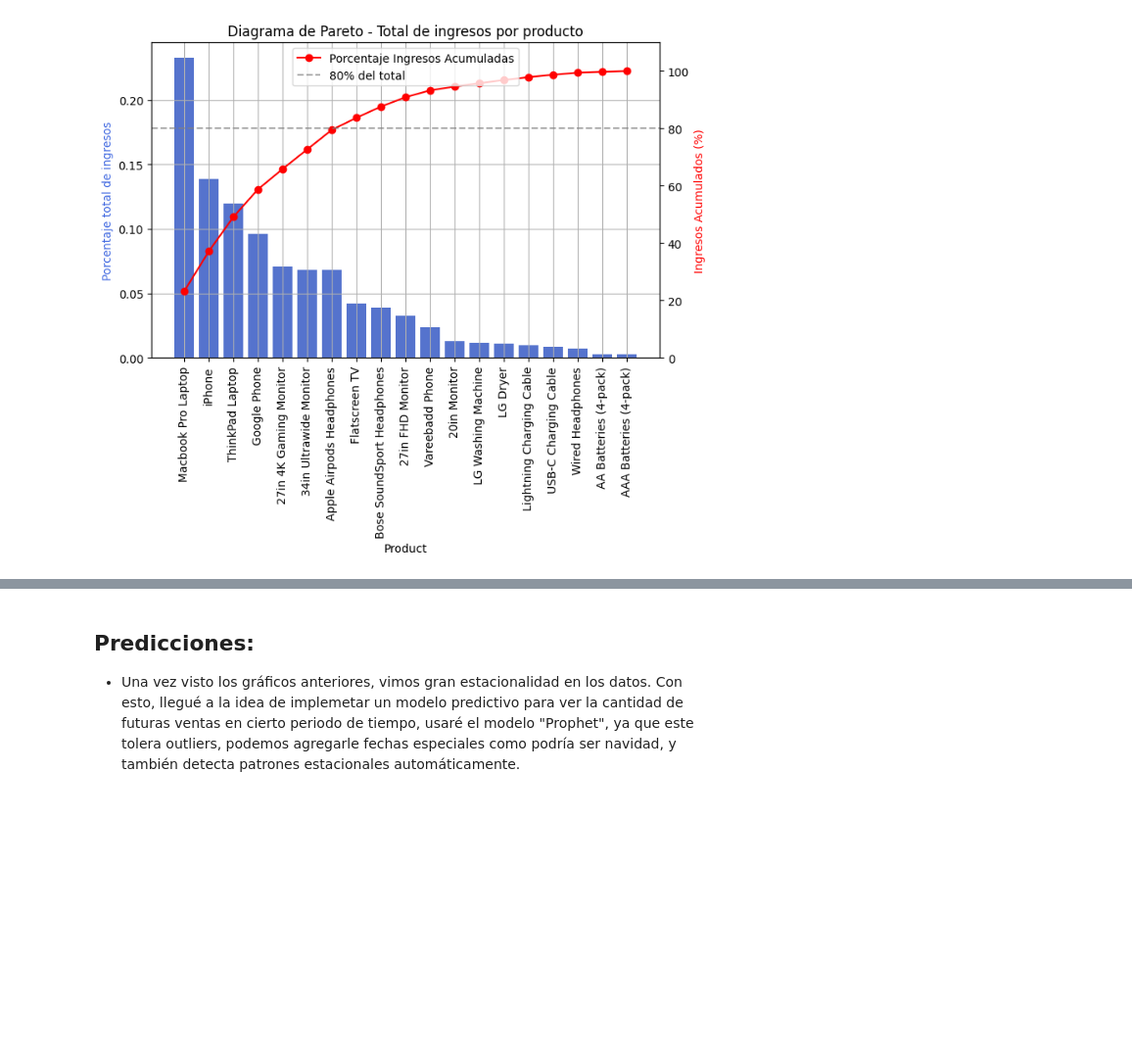
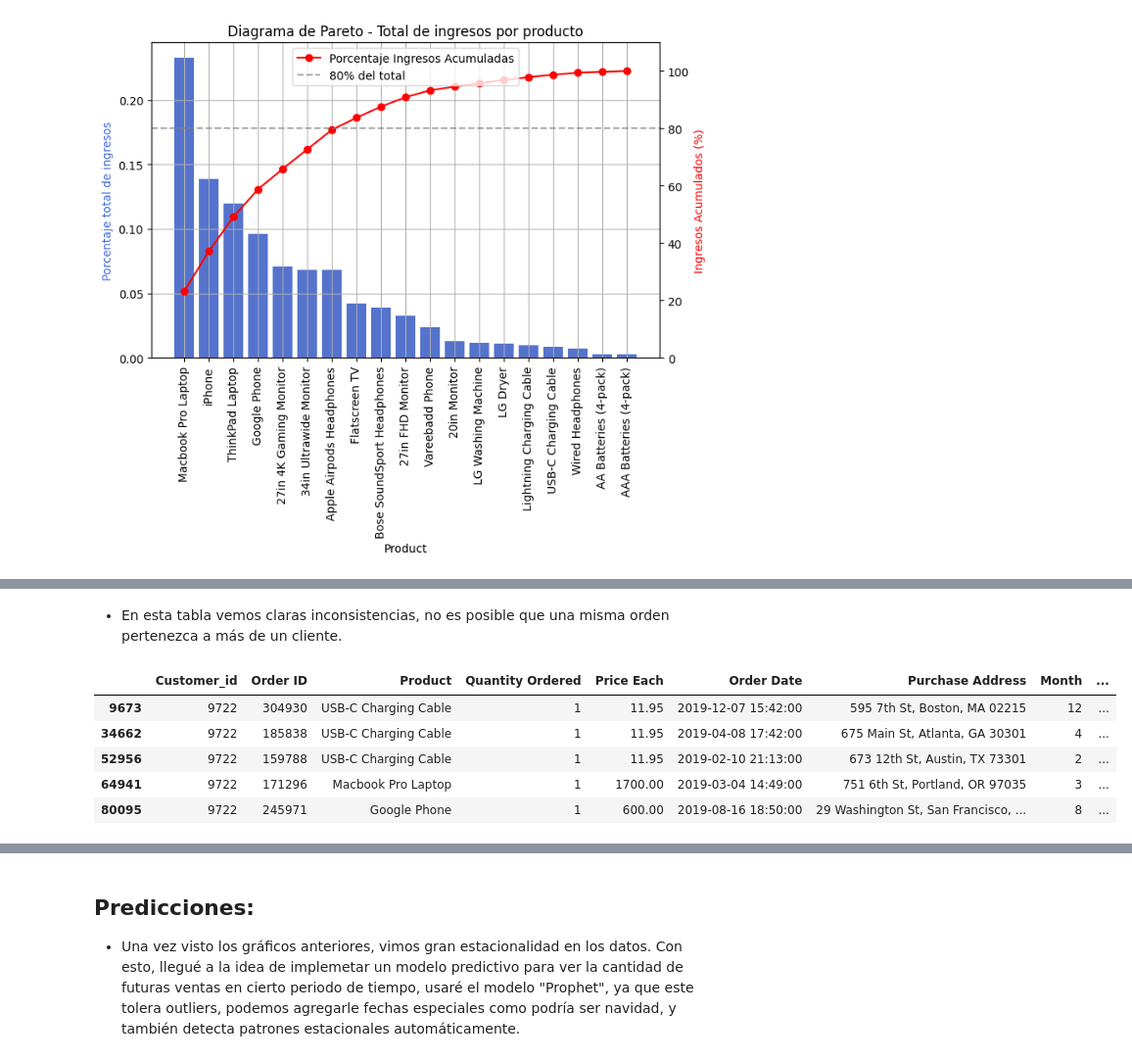
Before and after one commit to diegoGam1/Analisis_exploratorio_ventas, a Jupyter notebook: src/Analisis.ipynb, the cells around one changed output, grey strips where cells are left out. Shown at 98% size. Saved outputs shown, nothing was run; the diff lists cells and outputs as text; code cells hidden in the pictures; blank space fills up the shorter version.

```diff
--- a/src/Analisis.ipynb
+++ b/src/Analisis.ipynb
@@ -553,0 +602,11 @@ plt.show()
+# %% [markdown]
+- En esta tabla vemos claras inconsistencias, no es posible que una misma orden pertenezca a más de un cliente.
+# %%
+df.query("`Customer_id` == 9722").head()
+# %% [output]
+|  | Customer_id | Order ID | Product | Quantity Ordered | Price Each | Order Date | Purchase Address | Month | ... |
+| 9673 | 9722 | 304930 | USB-C Charging Cable | 1 | 11.95 | 2019-12-07 15:42:00 | 595 7th St, Boston, MA 02215 | 12 | ... |
+| 34662 | 9722 | 185838 | USB-C Charging Cable | 1 | 11.95 | 2019-04-08 17:42:00 | 675 Main St, Atlanta, GA 30301 | 4 | ... |
+| 52956 | 9722 | 159788 | USB-C Charging Cable | 1 | 11.95 | 2019-02-10 21:13:00 | 673 12th St, Austin, TX 73301 | 2 | ... |
+| 64941 | 9722 | 171296 | Macbook Pro Laptop | 1 | 1700.00 | 2019-03-04 14:49:00 | 751 6th St, Portland, OR 97035 | 3 | ... |
+| 80095 | 9722 | 245971 | Google Phone | 1 | 600.00 | 2019-08-16 18:50:00 | 29 Washington St, San Francisco, ... | 8 | ... |
```
Also changed, not shown: parts of 40 cells of this notebook, 2 other files.
